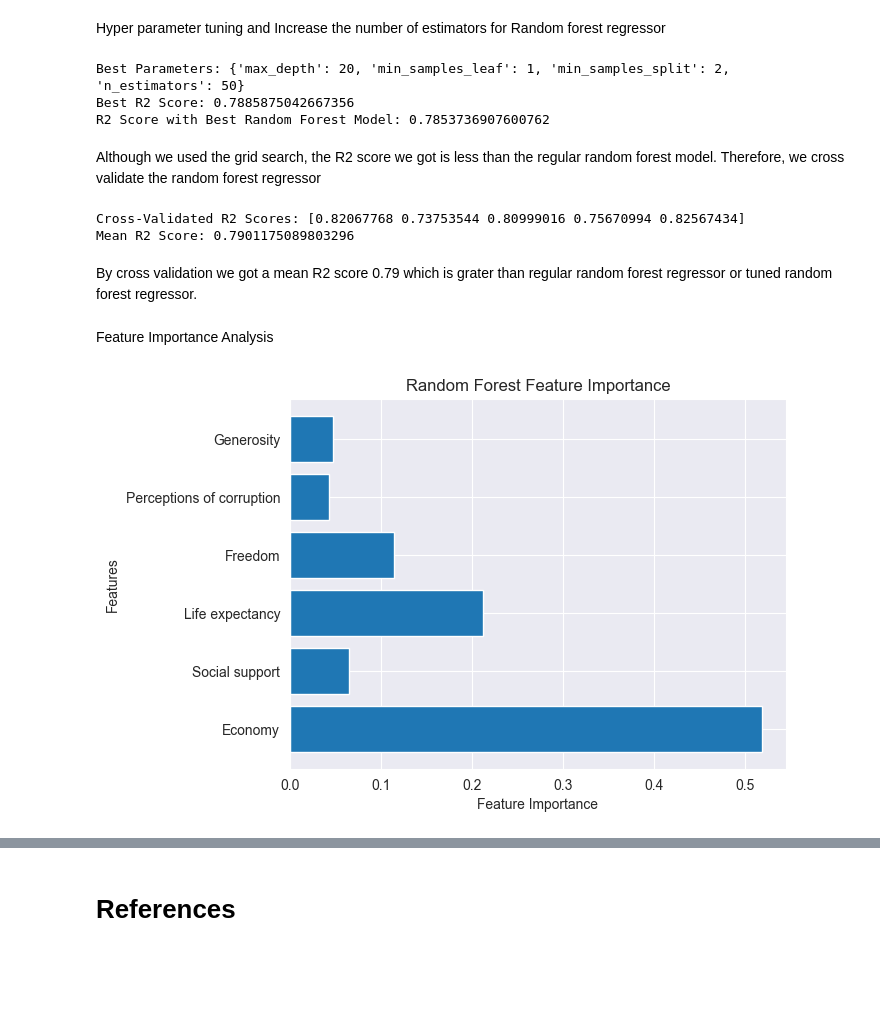
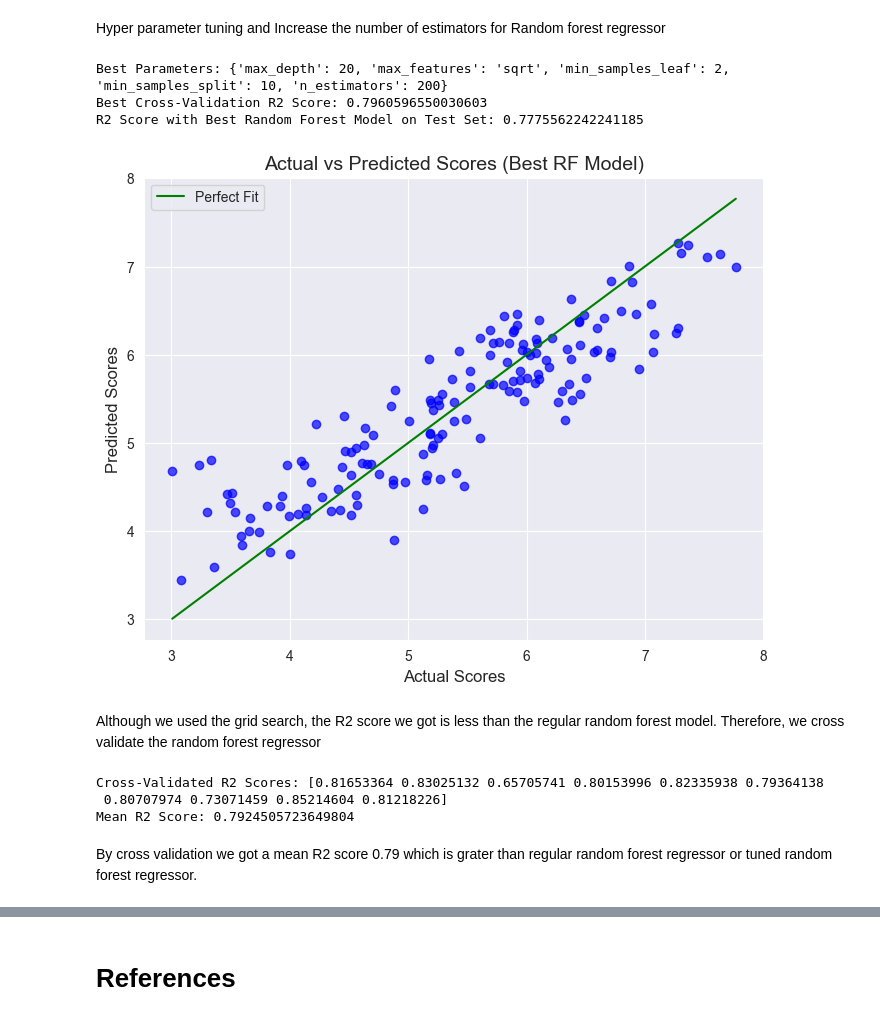
Before and after one commit to Cooper-JSK/World_Happiness_Score, a Jupyter notebook: project.ipynb, the cells around one changed output, grey strips where cells are left out. Saved outputs shown, nothing was run; the diff lists cells and outputs as text; code cells hidden in the pictures; blank space fills up the shorter version.

```diff
--- a/project.ipynb
+++ b/project.ipynb
@@ -578,53 +600,66 @@ R2 Score with Ridge Regression: 0.728764974673477
 Hyper parameter tuning and Increase the number of estimators for Random forest regressor
 # %%
 from sklearn.model_selection import GridSearchCV
+from sklearn.metrics import r2_score
 
-# Define the parameter grid
+# Define the parameter grid with additional tuning suggestions
 param_grid = {
-    'n_estimators': [50, 100, 200],
-    'max_depth': [None, 10, 20, 30],
-    'min_samples_split': [2, 5, 10],
-    'min_samples_leaf': [1, 2, 4]
+    'n_estimators': [100, 200, 300],  # Consider a wider range of trees
+    'max_depth': [10, 20, 30, None],  # Limit depth or allow unbounded trees
+    'min_samples_split': [10, 15, 20],  # Larger split size to avoid overfitting
+    'min_samples_leaf': [2, 4, 6],  # Increase minimum samples per leaf
+    'max_features': ['sqrt', 'log2', None]  # Reduce features considered at each split
 }
 
-# Grid Search
+# Initialize the Random Forest Regressor
+rf_regressor = RandomForestRegressor(random_state=42, n_jobs=-1)
+
+# Perform Grid Search with Cross-Validation
 grid_search = GridSearchCV(estimator=rf_regressor, param_grid=param_grid, cv=3, scoring='r2', n_jobs=-1)
 grid_search.fit(X_train_scaled, y_train)
 
 # Best Parameters and Score
 print(f"Best Parameters: {grid_search.best_params_}")
-print(f"Best R2 Score: {grid_search.best_score_}")
+print(f"Best Cross-Validation R2 Score: {grid_search.best_score_}")
 
 # Use the best model for prediction
 best_rf = grid_search.best_estimator_
 y_pred_best_rf = best_rf.predict(X_test_scaled)
 best_rf_score = r2_score(y_test, y_pred_best_rf)
-print(f"R2 Score with Best Random Forest Model: {best_rf_score}")
+
+# Final R2 Score
+print(f"R2 Score with Best Random Forest Model on Test Set: {best_rf_score}")
 # %% [output]
-Best Parameters: {'max_depth': 20, 'min_samples_leaf': 1, 'min_samples_split': 2, 'n_estimators': 50}
-Best R2 Score: 0.7885875042667356
-R2 Score with Best Random Forest Model: 0.7853736907600762
+Best Parameters: {'max_depth': 20, 'max_features': 'sqrt', 'min_samples_leaf': 2, 'min_samples_split': 10, 'n_estimators': 200}
+Best Cross-Validation R2 Score: 0.7960596550030603
+R2 Score with Best Random Forest Model on Test Set: 0.7775562242241185
+# %%
+import matplotlib.pyplot as plt
+
+# Scatter plot for actual vs predicted
+plt.figure(figsize=(8, 6))
+plt.scatter(y_test, y_pred_best_rf, alpha=0.7, color='b')
+plt.plot([min(y_test), max(y_test)], [min(y_test), max(y_test)], color='g', label='Perfect Fit')
+
+# Add labels and title
+plt.xlabel('Actual Scores', fontsize=12)
+plt.ylabel('Predicted Scores', fontsize=12)
+plt.title('Actual vs Predicted Scores (Best RF Model)', fontsize=14)
+plt.legend()
+plt.grid(True)
+plt.show()
+# %% [output]
+[figure, added]
 # %% [markdown]
 Although we used the grid search, the R2 score we got is less than the regular random forest model. Therefore, we cross validate the random forest regressor
 # %%
 from sklearn.model_selection import cross_val_score
-cv_scores = cross_val_score(rf_regressor, X_train_scaled, y_train, cv=5, scoring='r2')
+cv_scores = cross_val_score(rf_regressor, X_train_scaled, y_train, cv=10, scoring='r2', n_jobs=-1)
 print(f"Cross-Validated R2 Scores: {cv_scores}")
 print(f"Mean R2 Score: {cv_scores.mean()}")
 # %% [output]
-Cross-Validated R2 Scores: [0.82067768 0.73753544 0.80999016 0.75670994 0.82567434]
-Mean R2 Score: 0.7901175089803296
+Cross-Validated R2 Scores: [0.81653364 0.83025132 0.65705741 0.80153996 0.82335938 0.79364138
+ 0.80707974 0.73071459 0.85214604 0.81218226]
+Mean R2 Score: 0.7924505723649804
 # %% [markdown]
 By cross validation we got a mean R2 score 0.79 which is grater than regular random forest regressor or tuned random forest regressor.
-# %% [markdown]
-Feature Importance Analysis
-# %%
-import matplotlib.pyplot as plt
-feature_importances = rf_regressor.feature_importances_
-plt.barh(X_train.columns, feature_importances)
-plt.xlabel('Feature Importance')
-plt.ylabel('Features')
-plt.title('Random Forest Feature Importance')
-plt.show()
-# %% [output]
-[figure, removed]
```
Also changed, not shown: parts of 11 cells of this notebook.
